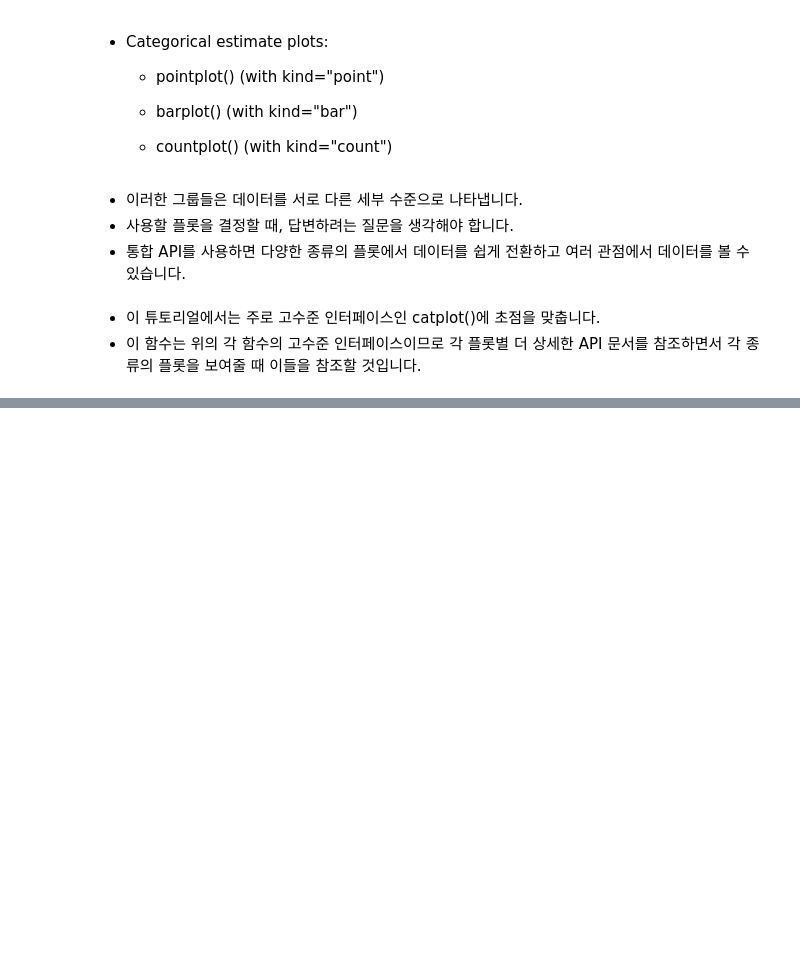
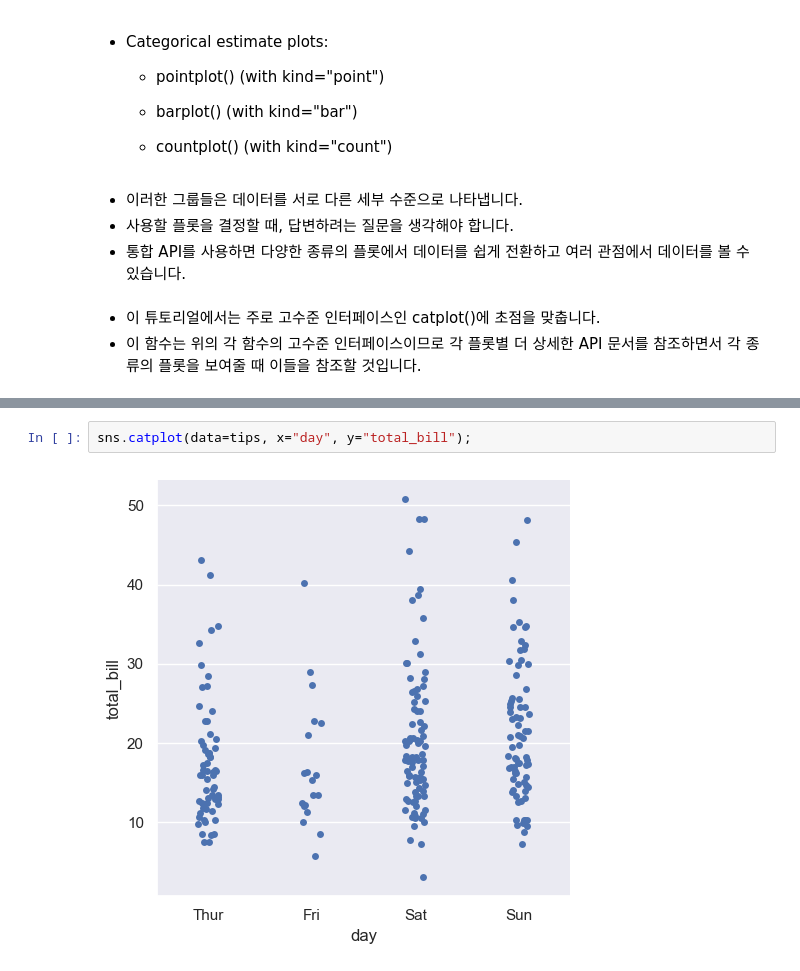
Before and after one commit to kinghy00/Seaborn-Tutorial, a Jupyter notebook: Visualizing_categorical_data.ipynb, the cells around one changed output, grey strips where cells are left out. Saved outputs shown, nothing was run; the diff lists cells and outputs as text; blank space fills up the shorter version.

```diff
--- a/Visualizing_categorical_data.ipynb
+++ b/Visualizing_categorical_data.ipynb
@@ -63,0 +71,4 @@ flights_wide = flights.pivot(index="year", columns="month", values="passengers")
+# %%
+sns.catplot(data=tips, x="day", y="total_bill");
+# %% [output]
+[figure, added]
```
Also changed, not shown: parts of 14 cells of this notebook.
